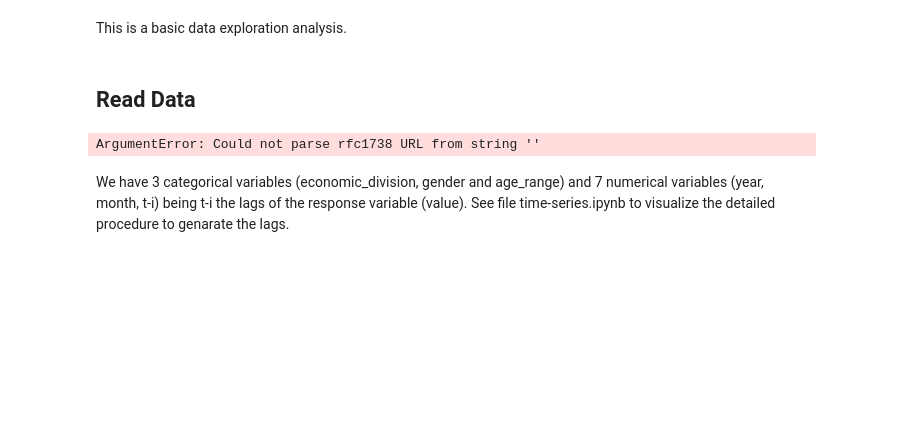
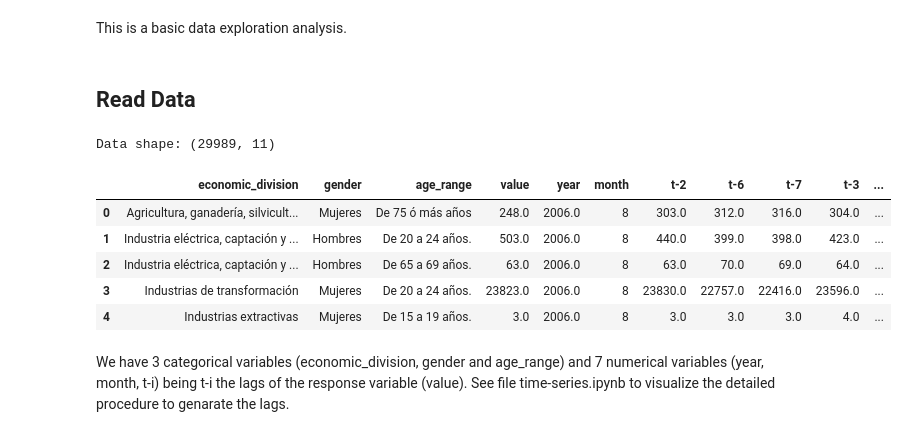
Before and after one commit to RHDZMOTA/iieg-employment-forecast, a Jupyter notebook: data-exploration.ipynb, the cells around one changed output. Cells and saved outputs as stored; diff of their text form; code cells hidden in the pictures; blank space fills up the shorter version.

```diff
--- a/data-exploration.ipynb
+++ b/data-exploration.ipynb
@@ -16,13 +16,20 @@ from util.data_preparation import get_data
 ## Read Data
 # %%
 
-data, temporal_validation = get_data()
+training_data, temporal_validation, lags = get_data()
+data = pd.concat([training_data, temporal_validation])
 data["value"] = data["value"].values.astype(np.float)
 
 print("Data shape: {}".format(data.shape))
 data.head()
 # %% [output]
-ArgumentError: Could not parse rfc1738 URL from string ''
+Data shape: (29989, 11)
+|  | economic_division | gender | age_range | value | year | month | t-2 | t-6 | t-7 | t-3 | ... |
+| 0 | Agricultura, ganadería, silvicult... | Mujeres | De 75 ó más años | 248.0 | 2006.0 | 8 | 303.0 | 312.0 | 316.0 | 304.0 | ... |
+| 1 | Industria eléctrica, captación y ... | Hombres | De 20 a 24 años. | 503.0 | 2006.0 | 8 | 440.0 | 399.0 | 398.0 | 423.0 | ... |
+| 2 | Industria eléctrica, captación y ... | Hombres | De 65 a 69 años. | 63.0 | 2006.0 | 8 | 63.0 | 70.0 | 69.0 | 64.0 | ... |
+| 3 | Industrias de transformación | Mujeres | De 20 a 24 años. | 23823.0 | 2006.0 | 8 | 23830.0 | 22757.0 | 22416.0 | 23596.0 | ... |
+| 4 | Industrias extractivas | Mujeres | De 15 a 19 años. | 3.0 | 2006.0 | 8 | 3.0 | 3.0 | 3.0 | 4.0 | ... |
 # %% [markdown]
 We have 3 categorical variables (economic_division, gender and age_range) and 7 numerical variables (year, month, t-i) being t-i the lags of the response variable (value). See file time-series.ipynb to visualize the detailed procedure to genarate the lags.
 # %%
```
Also changed, not shown: parts of 2 cells of this notebook, 10 other files.
